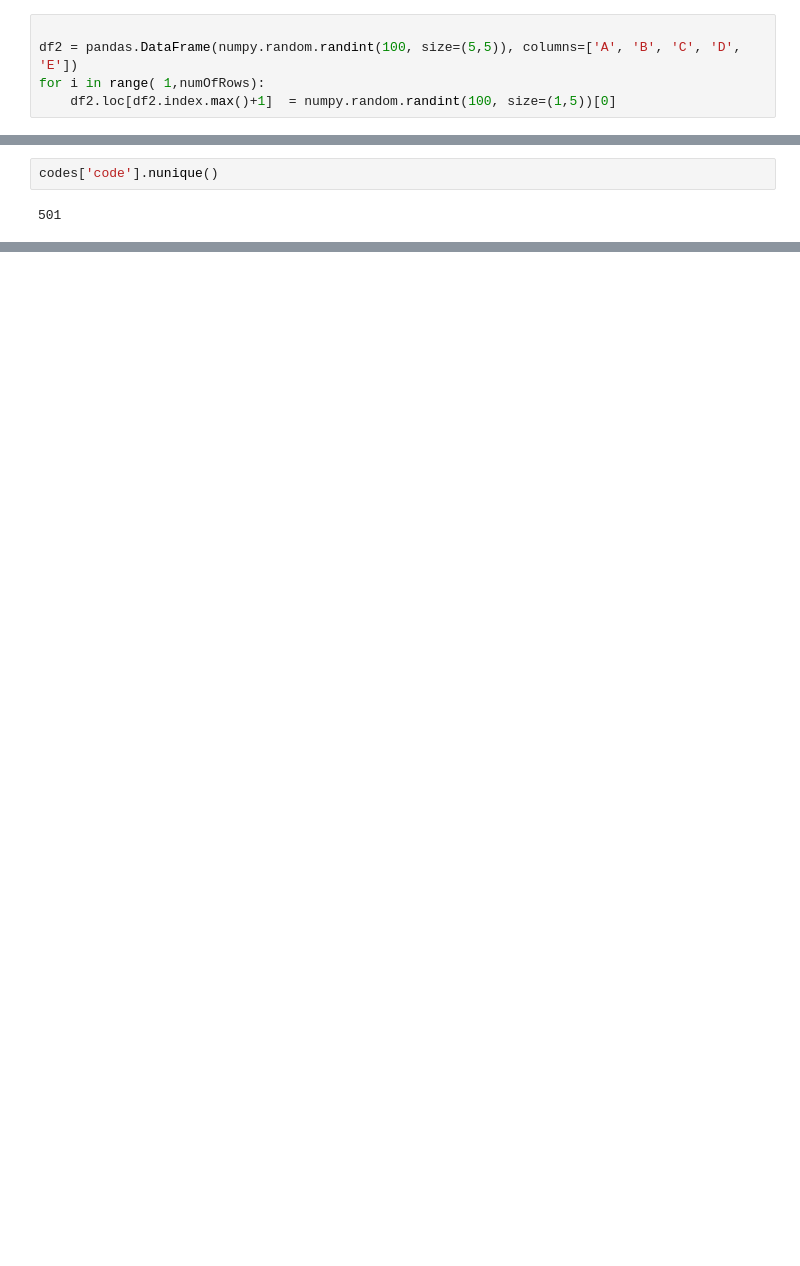
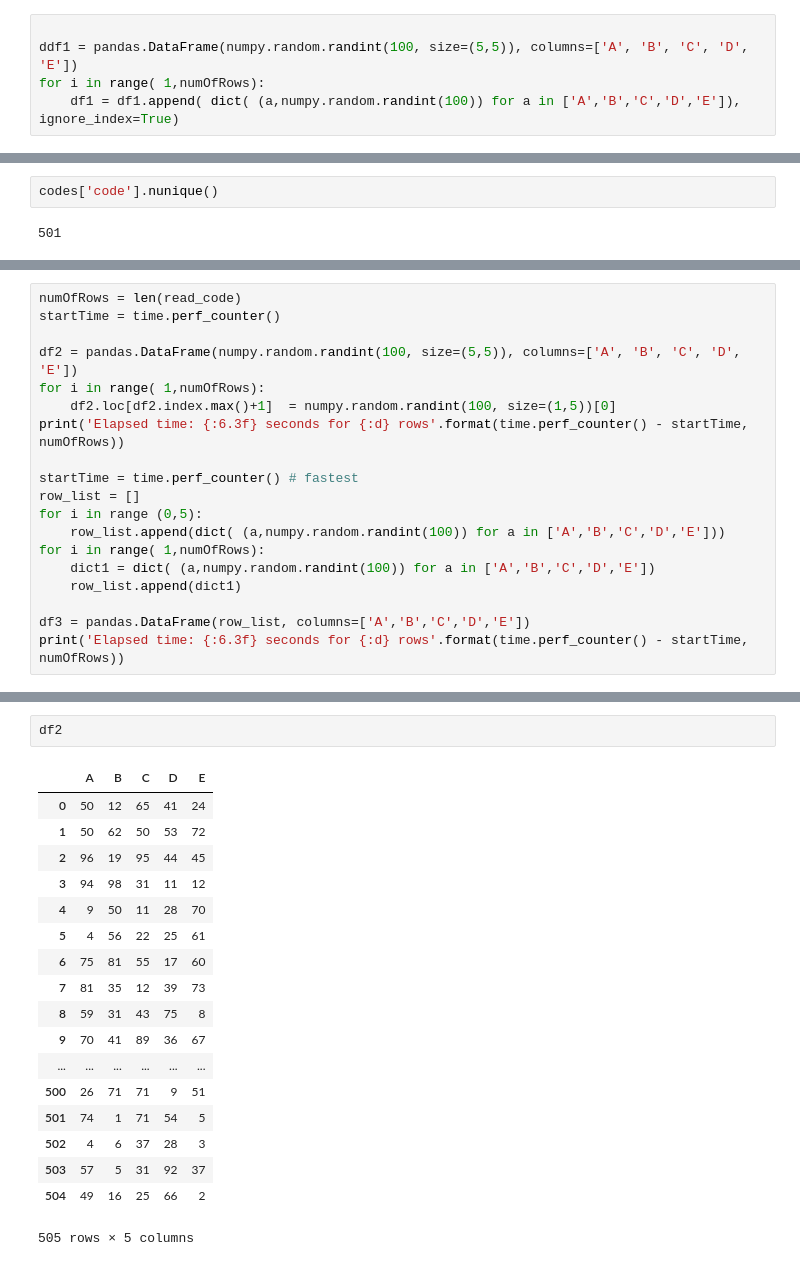
Before and after one commit to Fumitus/track_and_trace_project, a Jupyter notebook: 2018-12-02 vakaras.ipynb, the cells around one changed output, grey strips where cells are left out. Saved outputs shown, nothing was run; the diff lists cells and outputs as text; blank space fills up the shorter version.

```diff
--- a/2018-12-02 vakaras.ipynb
+++ b/2018-12-02 vakaras.ipynb
@@ -198,9 +206,9 @@ num_of_rows
 501
 # %%
 
-df2 = pandas.DataFrame(numpy.random.randint(100, size=(5,5)), columns=['A', 'B', 'C', 'D', 'E'])
+ddf1 = pandas.DataFrame(numpy.random.randint(100, size=(5,5)), columns=['A', 'B', 'C', 'D', 'E'])
 for i in range( 1,numOfRows):
-    df2.loc[df2.index.max()+1]  = numpy.random.randint(100, size=(1,5))[0]
+    df1 = df1.append( dict( (a,numpy.random.randint(100)) for a in ['A','B','C','D','E']), ignore_index=True)
 # %%
 row_list = []
 for i in range (0,5):
@@ -236,0 +231,19 @@ codes['code'].nunique()
+# %%
+numOfRows = len(read_code)
+startTime = time.perf_counter()
+
+df2 = pandas.DataFrame(numpy.random.randint(100, size=(5,5)), columns=['A', 'B', 'C', 'D', 'E'])
+for i in range( 1,numOfRows):
+    df2.loc[df2.index.max()+1]  = numpy.random.randint(100, size=(1,5))[0]
+print('Elapsed time: {:6.3f} seconds for {:d} rows'.format(time.perf_counter() - startTime, numOfRows))
+
+startTime = time.perf_counter() # fastest
+row_list = []
+for i in range (0,5):
+    row_list.append(dict( (a,numpy.random.randint(100)) for a in ['A','B','C','D','E']))
+for i in range( 1,numOfRows):
+    dict1 = dict( (a,numpy.random.randint(100)) for a in ['A','B','C','D','E'])
+    row_list.append(dict1)
+
+df3 = pandas.DataFrame(row_list, columns=['A','B','C','D','E'])
+print('Elapsed time: {:6.3f} seconds for {:d} rows'.format(time.perf_counter() - startTime, numOfRows))
@@ -236,0 +253,21 @@ codes['code'].nunique()
+# %%
+df2
+# %% [output]
+|  | A | B | C | D | E |
+| 0 | 50 | 12 | 65 | 41 | 24 |
+| 1 | 50 | 62 | 50 | 53 | 72 |
+| 2 | 96 | 19 | 95 | 44 | 45 |
+| 3 | 94 | 98 | 31 | 11 | 12 |
+| 4 | 9 | 50 | 11 | 28 | 70 |
+| 5 | 4 | 56 | 22 | 25 | 61 |
+| 6 | 75 | 81 | 55 | 17 | 60 |
+| 7 | 81 | 35 | 12 | 39 | 73 |
+| 8 | 59 | 31 | 43 | 75 | 8 |
+| 9 | 70 | 41 | 89 | 36 | 67 |
+| ... | ... | ... | ... | ... | ... |
+| 500 | 26 | 71 | 71 | 9 | 51 |
+| 501 | 74 | 1 | 71 | 54 | 5 |
+| 502 | 4 | 6 | 37 | 28 | 3 |
+| 503 | 57 | 5 | 31 | 92 | 37 |
+| 504 | 49 | 16 | 25 | 66 | 2 |
+505 rows × 5 columns
```
Also changed, not shown: parts of 8 cells of this notebook, 2 other files.
